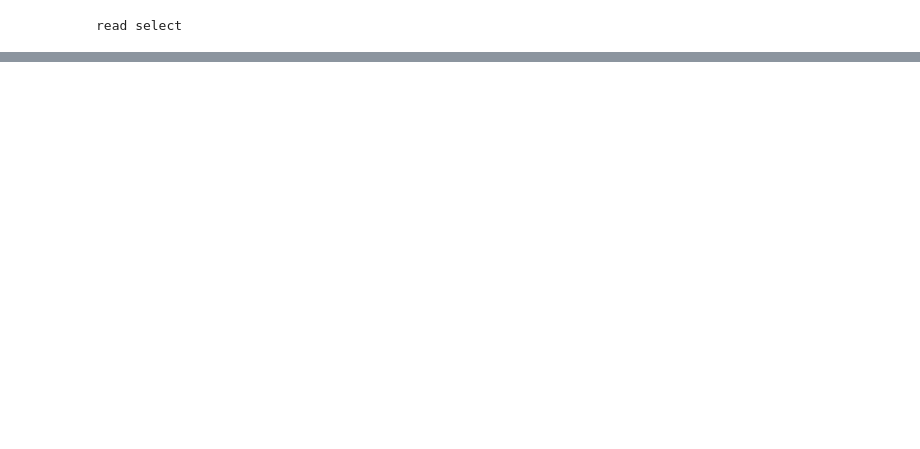
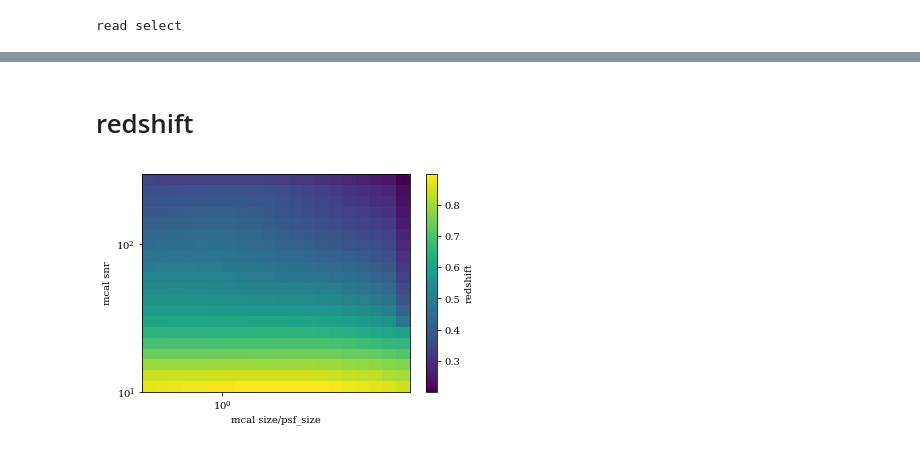
Before and after one commit to des-science/Y3_shearcat_tests, a Jupyter notebook: Weights/plots.ipynb, the cells around one changed output, grey strips where cells are left out. Saved outputs shown, nothing was run; the diff lists cells and outputs as text; code cells hidden in the pictures; blank space fills up the shorter version.

```diff
--- a/Weights/plots.ipynb
+++ b/Weights/plots.ipynb
@@ -91,6 +94,12 @@ new_weight=np.array(f['catalog/metacal/unsheared/weight'])[select]
 print("read RA,dec")
 new_ra=np.array(f['catalog/metacal/unsheared/ra'])[select]
 new_dec=np.array(f['catalog/metacal/unsheared/dec'])[select]
+print ('read z')
+zmc = np.array(f['catalog/bpz/unsheared/zmc_sof'])[select]
+g_i = (np.array(f['catalog/gold/sof_cm_mag_corrected_g'])-np.array(f['catalog/gold/sof_cm_mag_corrected_i']))[select]
+r_i = (np.array(f['catalog/gold/sof_cm_mag_corrected_r'])-np.array(f['catalog/gold/sof_cm_mag_corrected_i']))[select]
+psf_size = np.array(f['catalog/metacal/unsheared/'][u'mcal_psf_T'])[select]
+
 f.close()
 # %% [output]
 read snr
@@ -133,0 +150,13 @@ logmeshplot(new_response, xedges, yedges, "response after new cut")
+# %% [markdown]
+# redshift
+# %%
+%matplotlib inline
+#old_meanes = mesh_average(np.sqrt(old_e1**2+old_e2**2)/2,old_indexx,old_indexy,steps,old_count)
+redshifts = mesh_average(zmc,new_indexx,new_indexy,steps,new_count)
+#logmeshplot(old_meanes, xedges, yedges, r"mean $\sqrt{e_1^2+e_2^2}/2$ before new cut")
+#plt.figure()
+logmeshplot(redshifts, xedges, yedges, r"redshift")
+#plt.figure()
+#logmeshplot((new_meanes-old_meanes)/old_meanes, xedges, yedges, r"relative change")
+# %% [output]
+[figure, added]
```
Also changed, not shown: parts of 34 cells of this notebook.
